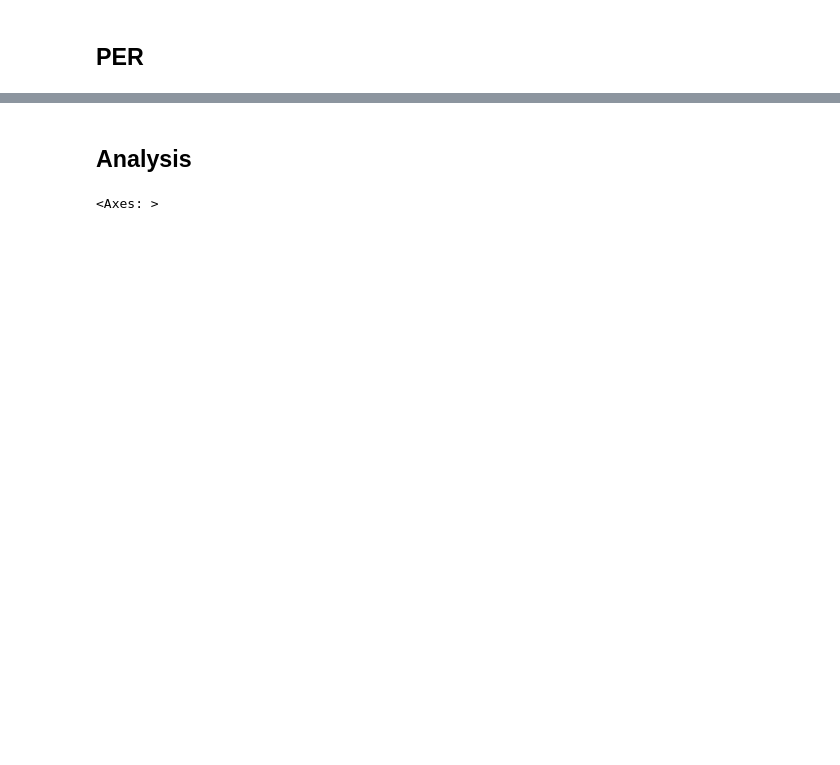
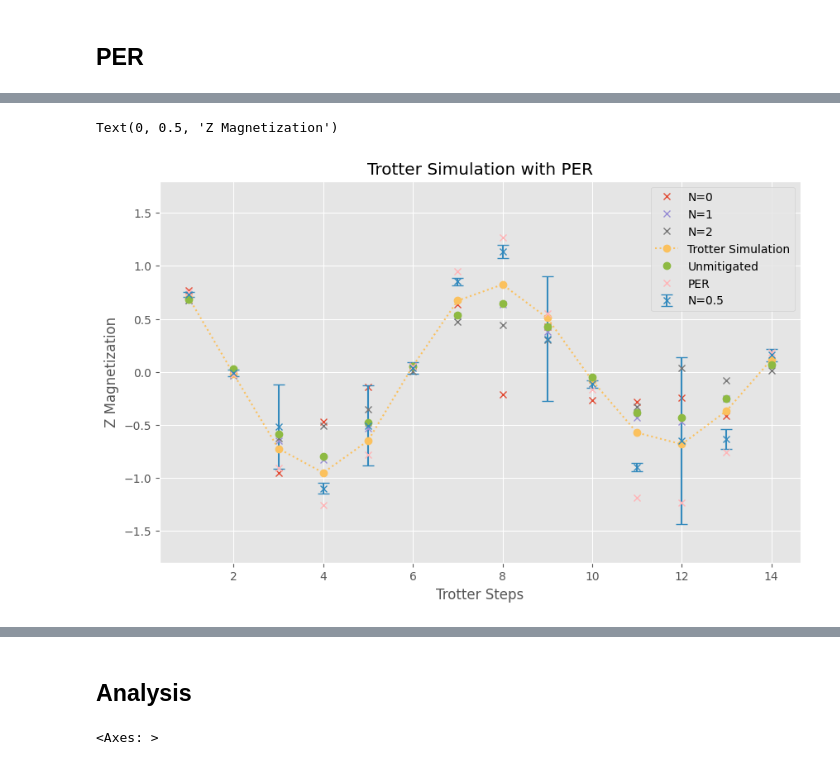
Before and after one commit to Fabrice-Schoeneberger/AutomatedPERTools, a Jupyter notebook: tutorial_notebooks/pauli_lindblad_per/TrotterExample.ipynb, the cells around one changed output, grey strips where cells are left out. Cells and saved outputs as stored; diff of their text form; code cells hidden in the pictures; blank space fills up the shorter version.

```diff
--- a/tutorial_notebooks/pauli_lindblad_per/TrotterExample.ipynb
+++ b/tutorial_notebooks/pauli_lindblad_per/TrotterExample.ipynb
@@ -150,3 +208,37 @@ Text(0, 0.5, 'Z Magnetization')
+# %%
+res = []
+for circ in circuits:
+    qc = circ.copy()
+    qc.measure_all()
+    count= Aer.get_backend('qasm_simulator').run(qc).result().get_counts()
+    count = {tuple(int(k) for k in key):count[key] for key in count.keys()}
+    tot = 0
+    for key in count.keys():
+        num = sum([(-1)**bit for bit in key[:4]])
+        tot += num*count[key]
+    res.append(tot/(1024*n*2))
+
+plt.figure(figsize=(10,6))
+for i, noise in enumerate(list(circuit_results)[0].get_result(expectations[0]).get_strengths()):
+    if noise == 0.5:
+        plt.errorbar(range(1,15), [res[i] for res in results_at_noise], fmt='x', yerr=[res[i] for res in results_at_noise_errors], label='N='+str(noise), capsize=5)
+    else:
+        plt.plot(range(1,15), [res[i] for res in results_at_noise], 'x', label='N='+str(noise))
+
+
+plt.plot(range(1,15), res, 'o:', label="Trotter Simulation")
+plt.plot(range(1,15), noisyresult, 'o', label="Unmitigated")
+plt.plot(range(1,15), results, 'x', label="PER")
+
+plt.ylim([-1.8,1.8])
+plt.legend()
+plt.title("Trotter Simulation with PER")
+plt.xlabel("Trotter Steps")
+plt.ylabel("Z Magnetization")
+plt.savefig("Trotter_Sim_n_05.png")
+# %% [output]
+Text(0, 0.5, 'Z Magnetization')
+[figure, added]
 # %%
 ax = circuit_results[-1].get_result("ZIIII").plot()
 plt.title('Expectation vs Noise Strength ZIII')
```
Also changed, not shown: parts of 12 cells of this notebook, 4 other files.
